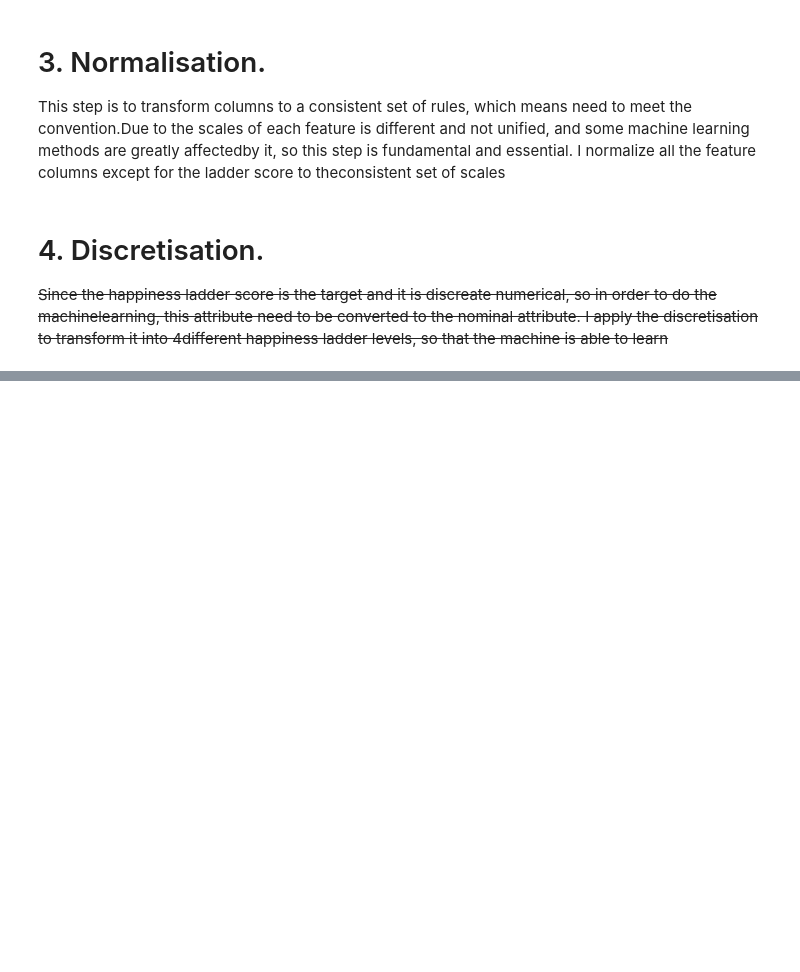
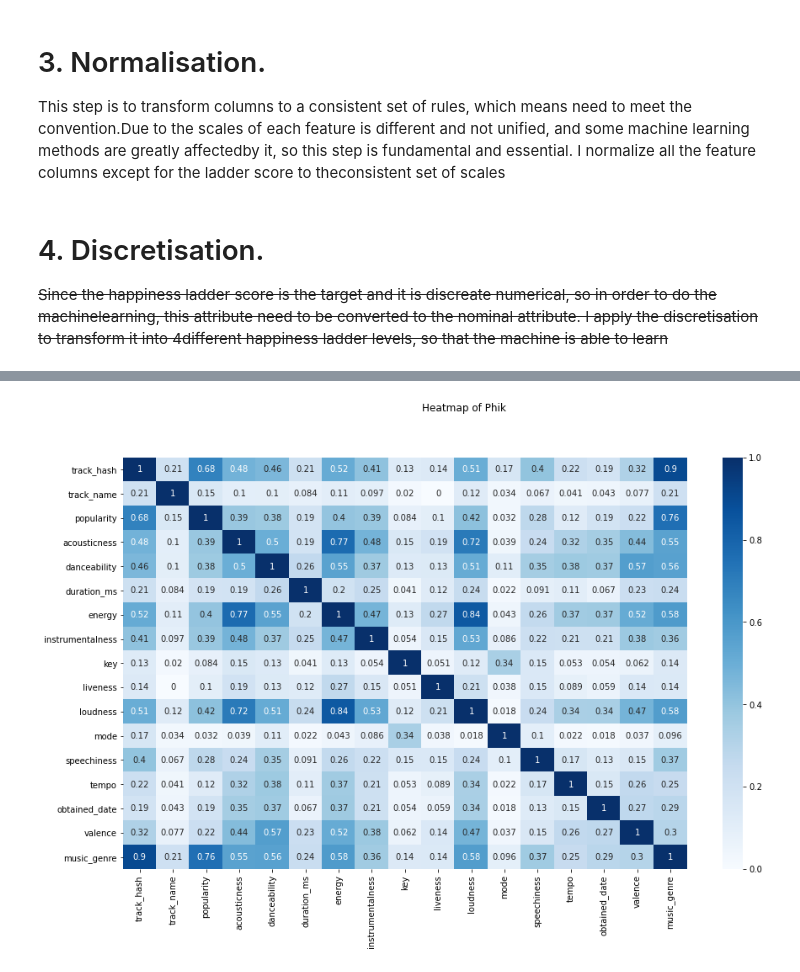
Before and after one commit to Yun-K/comp309_a3, a Jupyter notebook: a3.ipynb, the cells around one changed output, grey strips where cells are left out. Saved outputs shown, nothing was run; the diff lists cells and outputs as text; code cells hidden in the pictures; blank space fills up the shorter version.

```diff
--- a/a3.ipynb
+++ b/a3.ipynb
@@ -375,0 +490,5 @@ This step is to transform columns to a consistent set of rules, which means need
+# %%
+# myutil.plot_heatmap(phik, "Phik")
+plot_heatmap(phik, "Phik")
+# %% [output]
+[figure, added]
```
Also changed, not shown: parts of 17 cells of this notebook, 7 other files.
